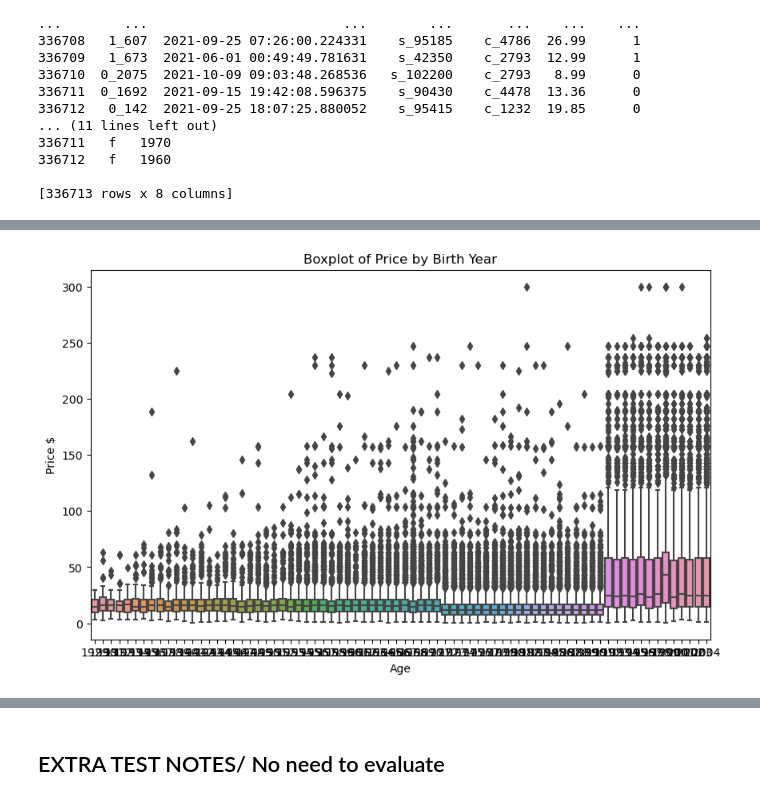
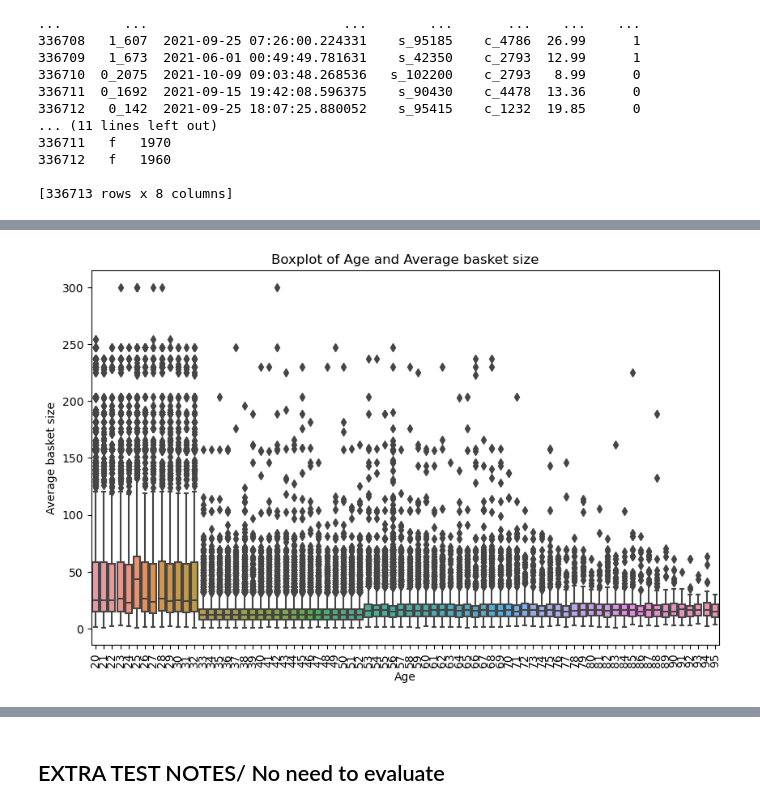
Before and after one commit to lakelure2020/OpenClassroom, a Jupyter notebook: Exploratory_Data_Analysis_with_Python.ipynb, the cells around one changed output, grey strips where cells are left out. Saved outputs shown, nothing was run; the diff lists cells and outputs as text; code cells hidden in the pictures.

```diff
--- a/Exploratory_Data_Analysis_with_Python.ipynb
+++ b/Exploratory_Data_Analysis_with_Python.ipynb
@@ -746,3 +834,11 @@ print(df)
 336712   f   1960
 
 [336713 rows x 8 columns]
+# %%
+current_year = datetime.now().year
+df['age'] = current_year - df['birth']
+# Convert the 'date' column to Day
+df['date'] = pd.to_datetime(df['date'])
+# Cluster dates into days
+df['day'] = df['date'].dt.to_period('D')
+print(df)
@@ -748,0 +863,5 @@ print(df)
+# %%
+# Group by month and aggregate values by basket size
+basket_size = df.groupby(['day','age','sex','client_id','session_id']).agg({'price': 'count'}).reset_index()
+basket_size = df.rename(columns={'price': 'basket_size'})
+print(basket_size)
@@ -749,13 +906,14 @@ print(df)
 # %%
-# Boxplot of Price by Gender
+# Boxplot of Age and Average basket size
 plt.figure(figsize=(10,6))
-sns.boxplot(x="birth", y="price", data=df)
+sns.boxplot(x="age", y="basket_size", data=basket_size)
 # Add title and labels
-plt.title('Boxplot of Price by Birth Year')
+plt.title('Boxplot of Age and Average basket size')
 plt.xlabel('Age')
-plt.ylabel('Price $')
+plt.ylabel('Average basket size')
+plt.xticks(rotation=90)
 # Show plot
 plt.show()
 # %% [output]
-[figure, old version]
+[figure, new version]
 # %%
```
Also changed, not shown: parts of 95 cells of this notebook.
